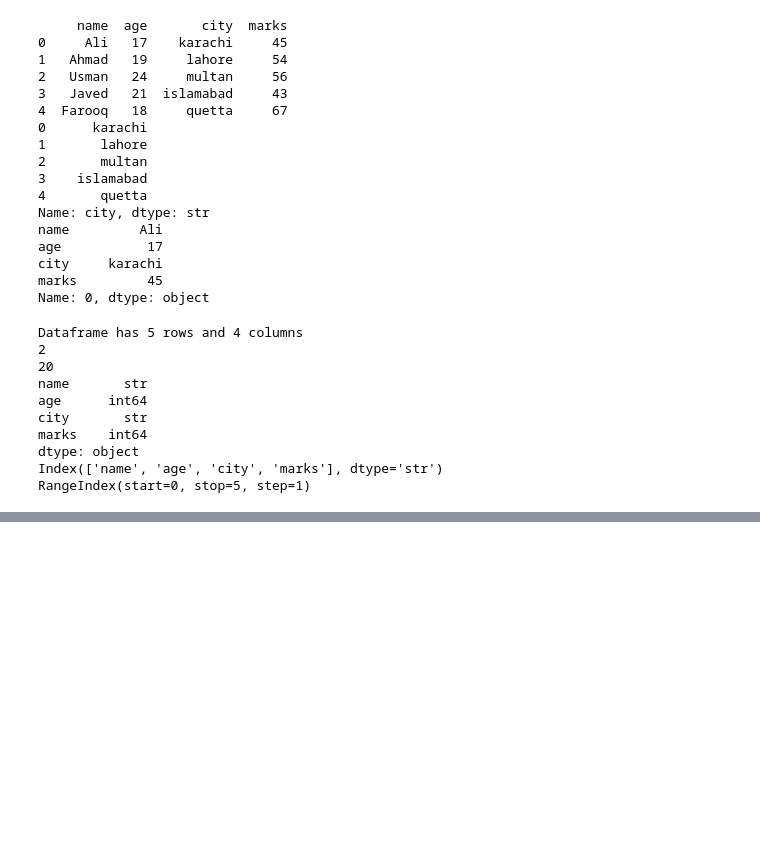
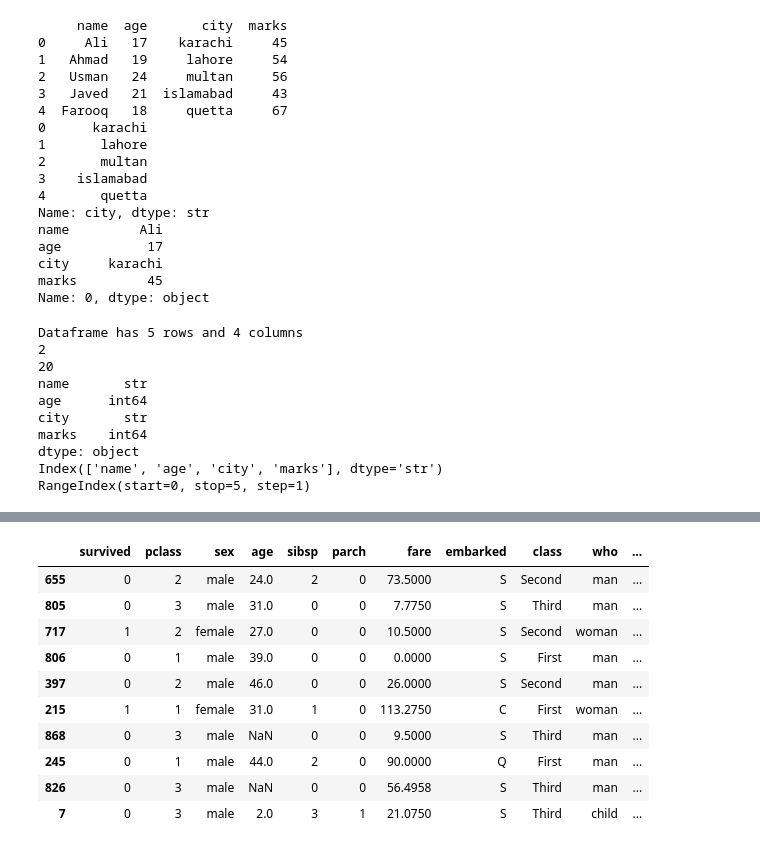
Before and after one commit to srk82mwi/pandas_python, a Jupyter notebook: 13.pandas_titanic_dataset.ipynb, the cells around one changed output, grey strips where cells are left out. Saved outputs shown, nothing was run; the diff lists cells and outputs as text; code cells hidden in the pictures; blank space fills up the shorter version.

```diff
--- a/13.pandas_titanic_dataset.ipynb
+++ b/13.pandas_titanic_dataset.ipynb
@@ -130,0 +251,15 @@ print(f"{r} rows {c} columns")
+# %%
+#returns random 5 rows
+ds_titanic.sample(10)
+# %% [output]
+|  | survived | pclass | sex | age | sibsp | parch | fare | embarked | class | who | ... |
+| 655 | 0 | 2 | male | 24.0 | 2 | 0 | 73.5000 | S | Second | man | ... |
+| 805 | 0 | 3 | male | 31.0 | 0 | 0 | 7.7750 | S | Third | man | ... |
+| 717 | 1 | 2 | female | 27.0 | 0 | 0 | 10.5000 | S | Second | woman | ... |
+| 806 | 0 | 1 | male | 39.0 | 0 | 0 | 0.0000 | S | First | man | ... |
+| 397 | 0 | 2 | male | 46.0 | 0 | 0 | 26.0000 | S | Second | man | ... |
+| 215 | 1 | 1 | female | 31.0 | 1 | 0 | 113.2750 | C | First | woman | ... |
+| 868 | 0 | 3 | male | NaN | 0 | 0 | 9.5000 | S | Third | man | ... |
+| 245 | 0 | 1 | male | 44.0 | 2 | 0 | 90.0000 | Q | First | man | ... |
+| 826 | 0 | 3 | male | NaN | 0 | 0 | 56.4958 | S | Third | man | ... |
+| 7 | 0 | 3 | male | 2.0 | 3 | 1 | 21.0750 | S | Third | child | ... |
```
Also changed, not shown: parts of 14 cells of this notebook.
